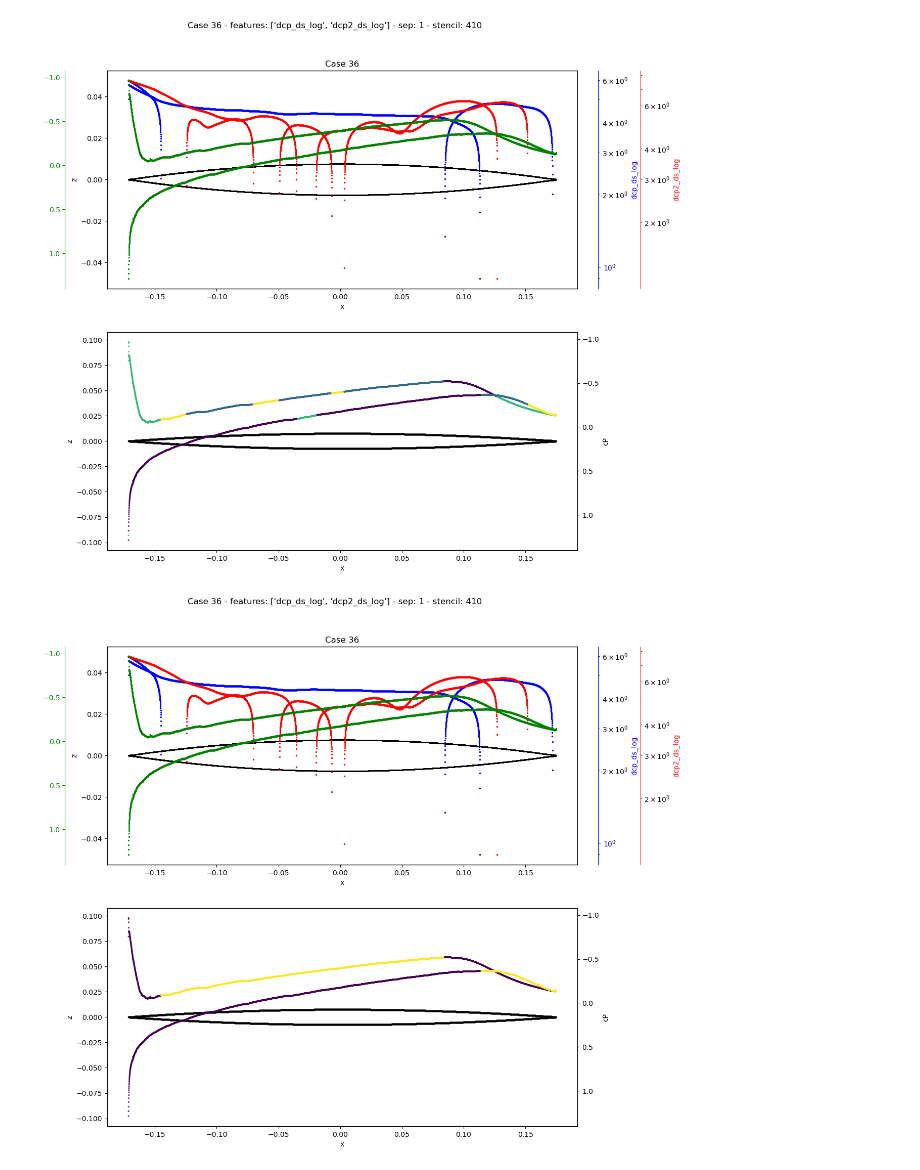
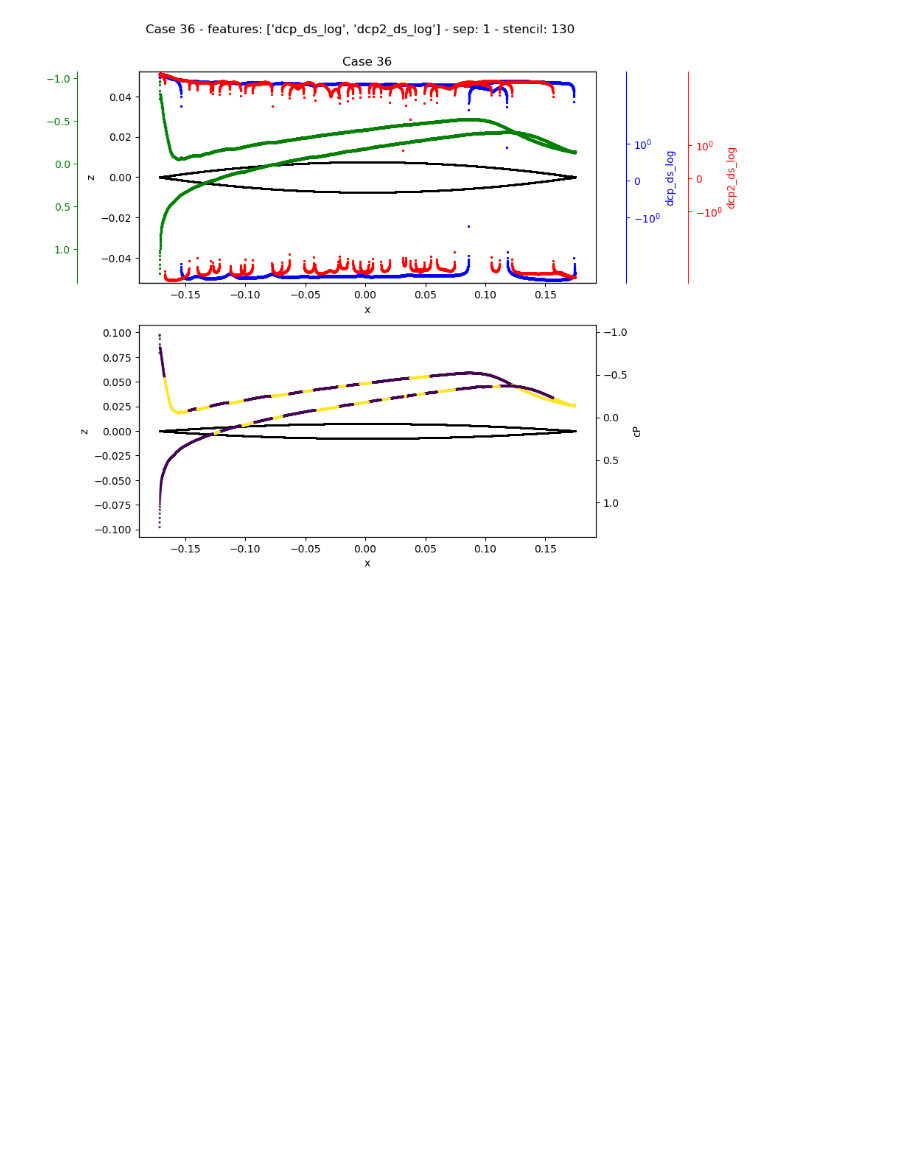
Before and after one commit to ninjaraiz/fellowship-of-the-ring, a Jupyter notebook: examples/pictures.ipynb, the cells around one changed output. Drawn from its saved outputs; the diff is of its cells as text; code cells hidden in the pictures; blank space fills up the shorter version.

```diff
--- a/examples/pictures.ipynb
+++ b/examples/pictures.ipynb
@@ -43,7 +43,7 @@ def plot_case_0(case, features, n_clusters, stencil, sep, save:bool = False):
     [x, z, cp, clusters] = get_column_from_df(['x', 'z', 'cp', 'clusters_GMM'], case, df)
     list_features_log = get_column_from_df(features, case, df)
 
-    fig, ax = plt.subplots(2, 1, figsize=(12, 2*6))
+    fig, ax = plt.subplots(2, 1, figsize=(8, 2*4))
     # ax = ax.flatten()
     ax[0].scatter(
         x, z,
@@ -73,8 +73,8 @@ def plot_case_0(case, features, n_clusters, stencil, sep, save:bool = False):
     ax_cp.spines['right'].set_visible(False)
 
     # Arreglar ejes de los twinx
-    ax00.set_yscale('log')
-    ax01.set_yscale('log')
+    ax00.set_yscale('symlog')
+    ax01.set_yscale('symlog')
     #separar ejes secundarios y poner del mismo color que los puntos
     ax00.spines['right'].set_position(('outward', 30))
     ax01.spines['right'].set_position(('outward', 90))
@@ -89,7 +89,7 @@ def plot_case_0(case, features, n_clusters, stencil, sep, save:bool = False):
     ax[0].set_title(f'Case {case}')
 
     ax[1].scatter(
-        x, z, c='black', s=markersize_dcp, alpha=0.7)
+        x, z, c='black', s=1, alpha=0.7)
     ax[1].set_xlabel('x')
     ax[1].set_ylabel('z')
     ax[1].set_ylim(z.min() - 0.1, z.max() + 0.1)
@@ -143,27 +143,34 @@ def make_gif_from_case(case:int, features:list, n_clusters:int, sep:int):
             writer.append_data(image)
             # Remove the temporary file
             os.remove(temp_path)
+
+def var_to_features(vars):
+    return [f'd{var}_ds_log' for var in vars]
 # %%
-features = ['dcp_ds_log', 'dcp2_ds_log'] # , 'gradrhox_log', 'gradTx_log'
-stencil = 410
+vars = ['cp', 'cp2'] # , 'gradrhox_log', 'gradTx_log'
+# features = ['drho_ds_log', 'drho2_ds_log']
+
+features = var_to_features(vars)
+
+
+stencil = 130
 sep=1
-n_clusters=4
+n_clusters=2
 
 case=36
 fig1 = plot_case_0(
     case=case, features=features,
     n_clusters=n_clusters,
     stencil=stencil, sep=sep,
     save=False
     )
-n_clusters=2
-fig2 = plot_case_0(
-    case=case, features=features,
-    n_clusters=n_clusters,
-    stencil=stencil, sep=sep,
-    save=False
-    )
+# n_clusters=2
+# fig2 = plot_case_0(
+#     case=case, features=features,
+#     n_clusters=n_clusters,
+#     stencil=stencil, sep=sep,
+#     save=False
+#     )
 # %% [output]
-[figure, old version]
+[figure, new version]
-[figure, removed]
 # %%
```
Also changed, not shown: parts of 2 cells of this notebook, 8 other files.
